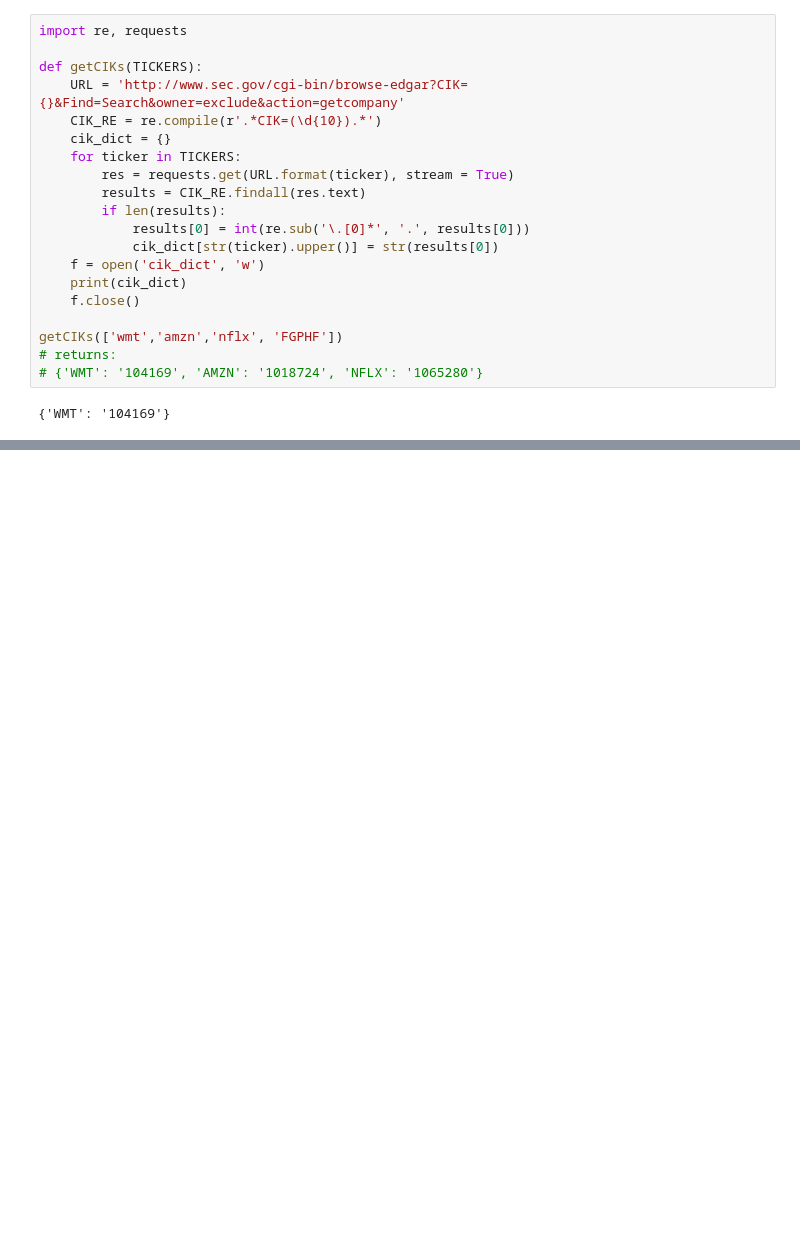
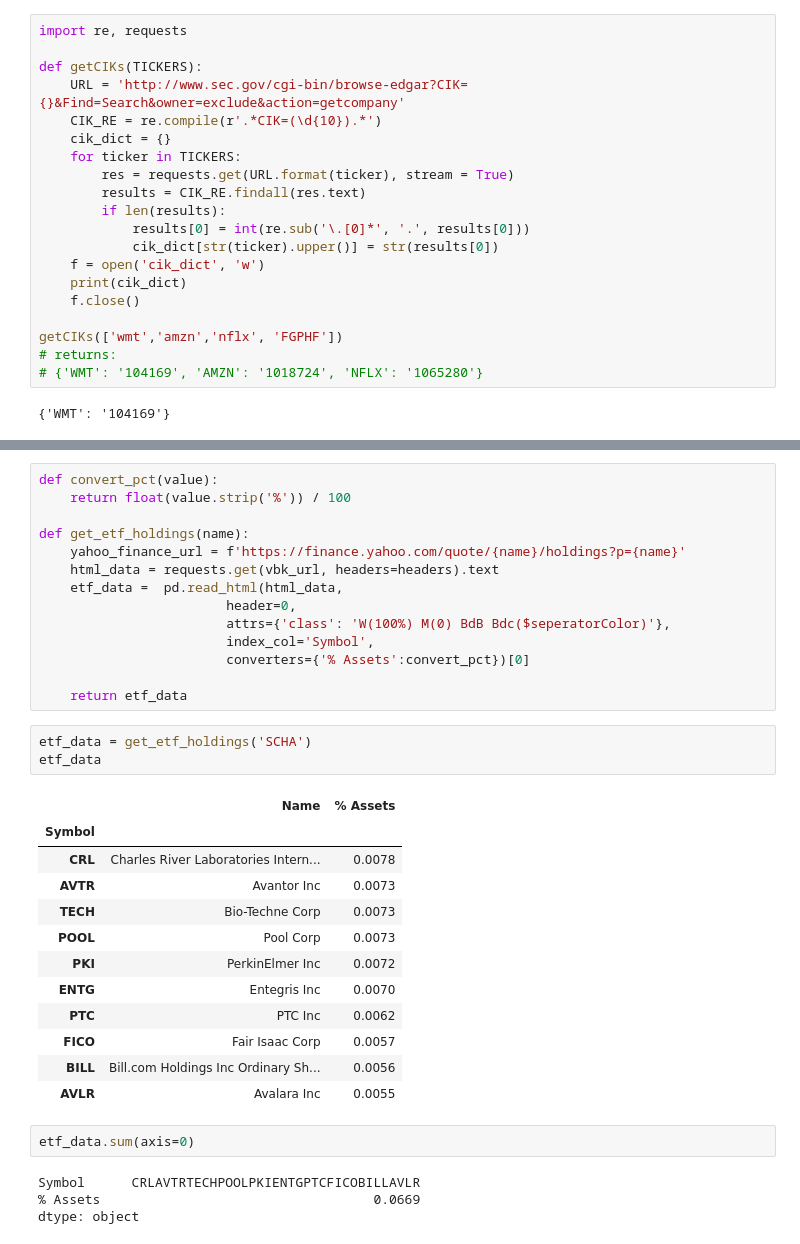
Before and after one commit to nmaiorana/svi-trading-tools, a Jupyter notebook: table_from_html.ipynb, the cells around one changed output, grey strips where cells are left out. Cells and saved outputs as stored; diff of their text form; blank space fills up the shorter version.

```diff
--- a/table_from_html.ipynb
+++ b/table_from_html.ipynb
@@ -82,0 +138,36 @@ table_df(wikitable, ['Joined'])
+# %%
+def convert_pct(value):
+    return float(value.strip('%')) / 100
+
+def get_etf_holdings(name):
+    yahoo_finance_url = f'https://finance.yahoo.com/quote/{name}/holdings?p={name}'
+    html_data = requests.get(vbk_url, headers=headers).text
+    etf_data =  pd.read_html(html_data,
+                        header=0,
+                        attrs={'class': 'W(100%) M(0) BdB Bdc($seperatorColor)'},
+                        index_col='Symbol',
+                        converters={'% Assets':convert_pct})[0]
+
+    return etf_data
+# %%
+etf_data = get_etf_holdings('SCHA')
+etf_data
+# %% [output]
+|  | Name | % Assets |
+| Symbol |  |  |
+| CRL | Charles River Laboratories Intern... | 0.0078 |
+| AVTR | Avantor Inc | 0.0073 |
+| TECH | Bio-Techne Corp | 0.0073 |
+| POOL | Pool Corp | 0.0073 |
+| PKI | PerkinElmer Inc | 0.0072 |
+| ENTG | Entegris Inc | 0.0070 |
+| PTC | PTC Inc | 0.0062 |
+| FICO | Fair Isaac Corp | 0.0057 |
+| BILL | Bill.com Holdings Inc Ordinary Sh... | 0.0056 |
+| AVLR | Avalara Inc | 0.0055 |
+# %%
+etf_data.sum(axis=0)
+# %% [output]
+Symbol      CRLAVTRTECHPOOLPKIENTGPTCFICOBILLAVLR
+% Assets                                   0.0669
+dtype: object
```
Also changed, not shown: parts of 4 cells of this notebook, 3 other files.
